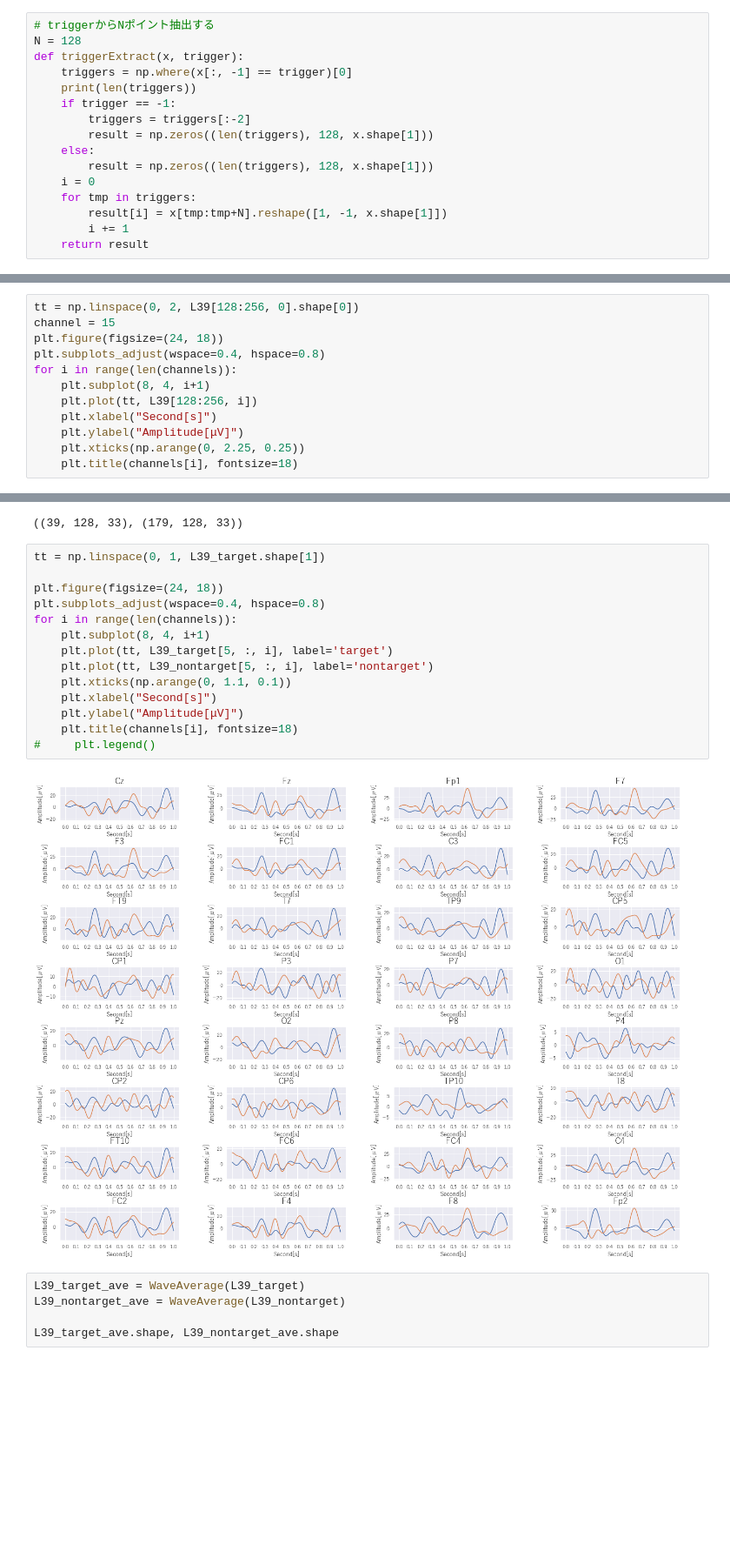
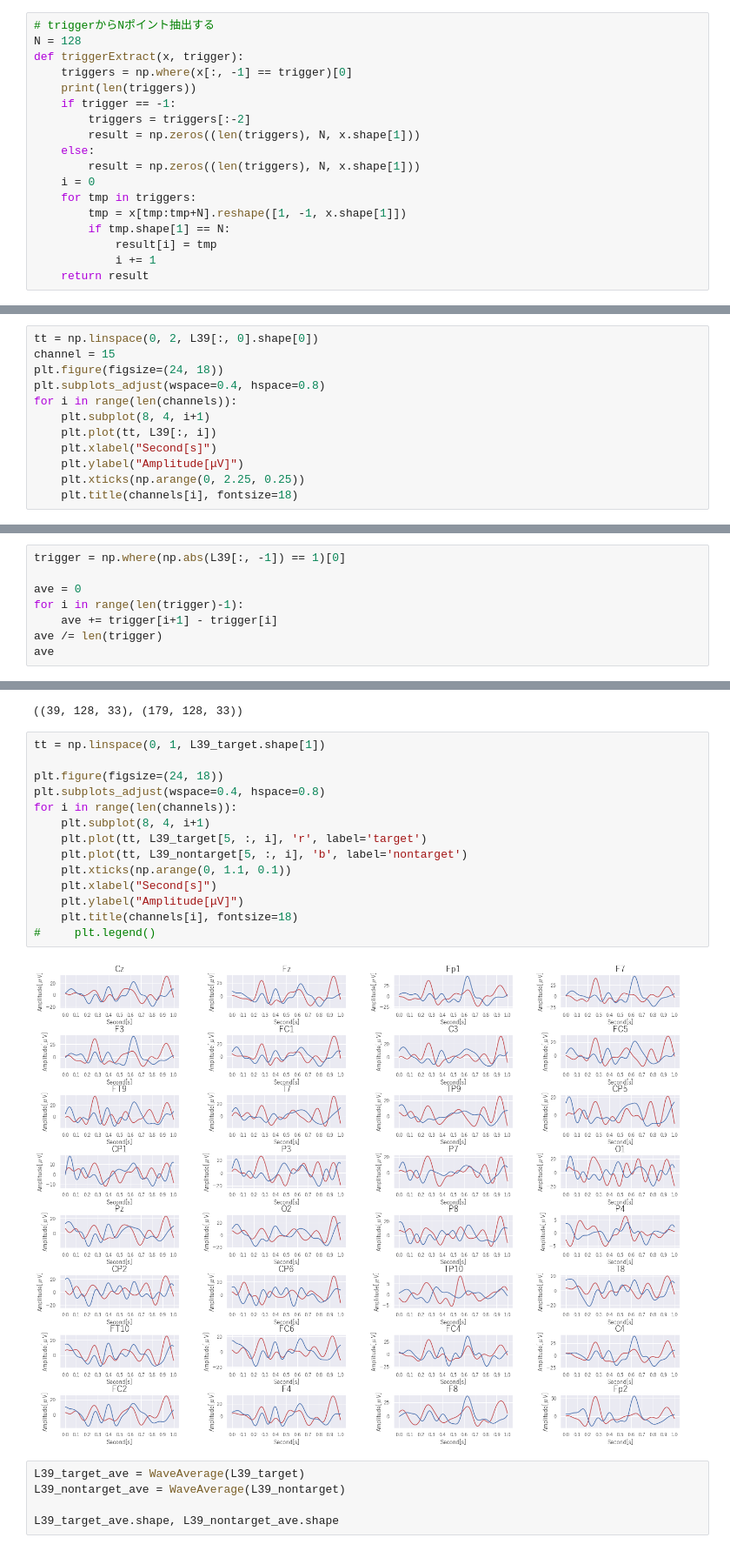
Before and after one commit to nekketsu2010/BSA_Lab, a Jupyter notebook: sekiguchi_p300/P300.ipynb, the cells around one changed output, grey strips where cells are left out. Shown at 87% size. Drawn from its saved outputs; the diff is of its cells as text; blank space fills up the shorter version.

```diff
--- a/sekiguchi_p300/P300.ipynb
+++ b/sekiguchi_p300/P300.ipynb
@@ -46,13 +46,15 @@ def triggerExtract(x, trigger):
     print(len(triggers))
     if trigger == -1:
         triggers = triggers[:-2]
-        result = np.zeros((len(triggers), 128, x.shape[1]))
+        result = np.zeros((len(triggers), N, x.shape[1]))
     else:
-        result = np.zeros((len(triggers), 128, x.shape[1]))
+        result = np.zeros((len(triggers), N, x.shape[1]))
     i = 0
     for tmp in triggers:
-        result[i] = x[tmp:tmp+N].reshape([1, -1, x.shape[1]])
-        i += 1
+        tmp = x[tmp:tmp+N].reshape([1, -1, x.shape[1]])
+        if tmp.shape[1] == N:
+            result[i] = tmp
+            i += 1
     return result
 # %%
 # 波形の加算平均をとる
@@ -87,11 +113,11 @@ L39.shape, A.shape, P.shape
 # %%
-tt = np.linspace(0, 2, L39[128:256, 0].shape[0])
+tt = np.linspace(0, 2, L39[:, 0].shape[0])
 channel = 15
 plt.figure(figsize=(24, 18))
 plt.subplots_adjust(wspace=0.4, hspace=0.8)
 for i in range(len(channels)):
     plt.subplot(8, 4, i+1)
-    plt.plot(tt, L39[128:256, i])
+    plt.plot(tt, L39[:, i])
     plt.xlabel("Second[s]")
     plt.ylabel("Amplitude[μV]")
     plt.xticks(np.arange(0, 2.25, 0.25))
@@ -100,0 +127,8 @@ for i in range(len(channels)):
+# %%
+trigger = np.where(np.abs(L39[:, -1]) == 1)[0]
+
+ave = 0
+for i in range(len(trigger)-1):
+    ave += trigger[i+1] - trigger[i]
+ave /= len(trigger)
+ave
@@ -111,19 +167,19 @@ L39_target.shape, L39_nontarget.shape
 # %%
 tt = np.linspace(0, 1, L39_target.shape[1])
 
 plt.figure(figsize=(24, 18))
 plt.subplots_adjust(wspace=0.4, hspace=0.8)
 for i in range(len(channels)):
     plt.subplot(8, 4, i+1)
-    plt.plot(tt, L39_target[5, :, i], label='target')
-    plt.plot(tt, L39_nontarget[5, :, i], label='nontarget')
+    plt.plot(tt, L39_target[5, :, i], 'r', label='target')
+    plt.plot(tt, L39_nontarget[5, :, i], 'b', label='nontarget')
     plt.xticks(np.arange(0, 1.1, 0.1))
     plt.xlabel("Second[s]")
     plt.ylabel("Amplitude[μV]")
     plt.title(channels[i], fontsize=18)
 #     plt.legend()
 # %% [output]
-[figure, old version]
+[figure, new version]
 # %%
 L39_target_ave = WaveAverage(L39_target)
 L39_nontarget_ave = WaveAverage(L39_nontarget)
```
Also changed, not shown: parts of 10 cells of this notebook, 5 other files.
